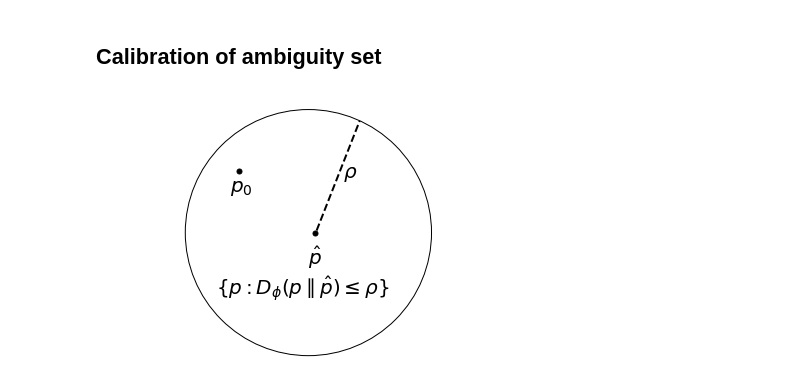
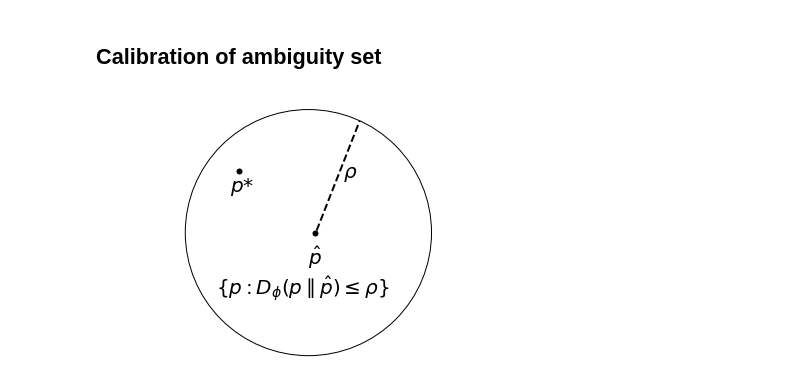
Before and after one commit to robustzurcher/analysis, a Jupyter notebook: notebooks/02_framework.ipynb, the cells around one changed output. Cells and saved outputs as stored; diff of their text form; code cells hidden in the pictures.

Commit message:
Corrected some figures.

```diff
--- a/notebooks/02_framework.ipynb
+++ b/notebooks/02_framework.ipynb
@@ -3,27 +3,27 @@
 # %%
 fig, ax = plt.subplots(1, 1)
 
 ax.axis("equal")
 ax.set_ylim([-1, 1])
 ax.set_xlim([-1, 1])
 ax.axis('off')
 
 ax.add_artist(plt.Circle((0, 0), 0.6, fill=False))
 
 ax.plot(-0.34, 0.3, marker='o', markersize=5, color="k")
-ax.annotate(xy=[-0.38,0.2], s='$p_0$', fontsize=20)
+ax.annotate(xy=[-0.38,0.2], s='$p$*', fontsize=20)
 
 ax.annotate(xy=[0.17,0.27], s=r'$\rho$', fontsize=20)
 
 ax.plot(0.03, 0, marker='o', markersize=5, color="k")
 ax.plot([0.04, 0.25], [0.01, 0.545], color='k', linestyle='--', linewidth=2)
 
 ax.annotate(xy=[0,-0.15], s='$\hat{p}$', fontsize=20)
 ax.annotate(xy=[-0.45,-0.3], s=r'$\{p : D_\phi(p \parallel \hat{p}) \leq \rho\}$', fontsize=20)
 
 
 
 
 fig.savefig('{:}/fig-framework-ambiguity-set-calibration-sw'.format(DIR_FIGURES))
 # %% [output]
-[figure, old version]
+[figure, new version]
```
Also changed, not shown: 2 other files.
